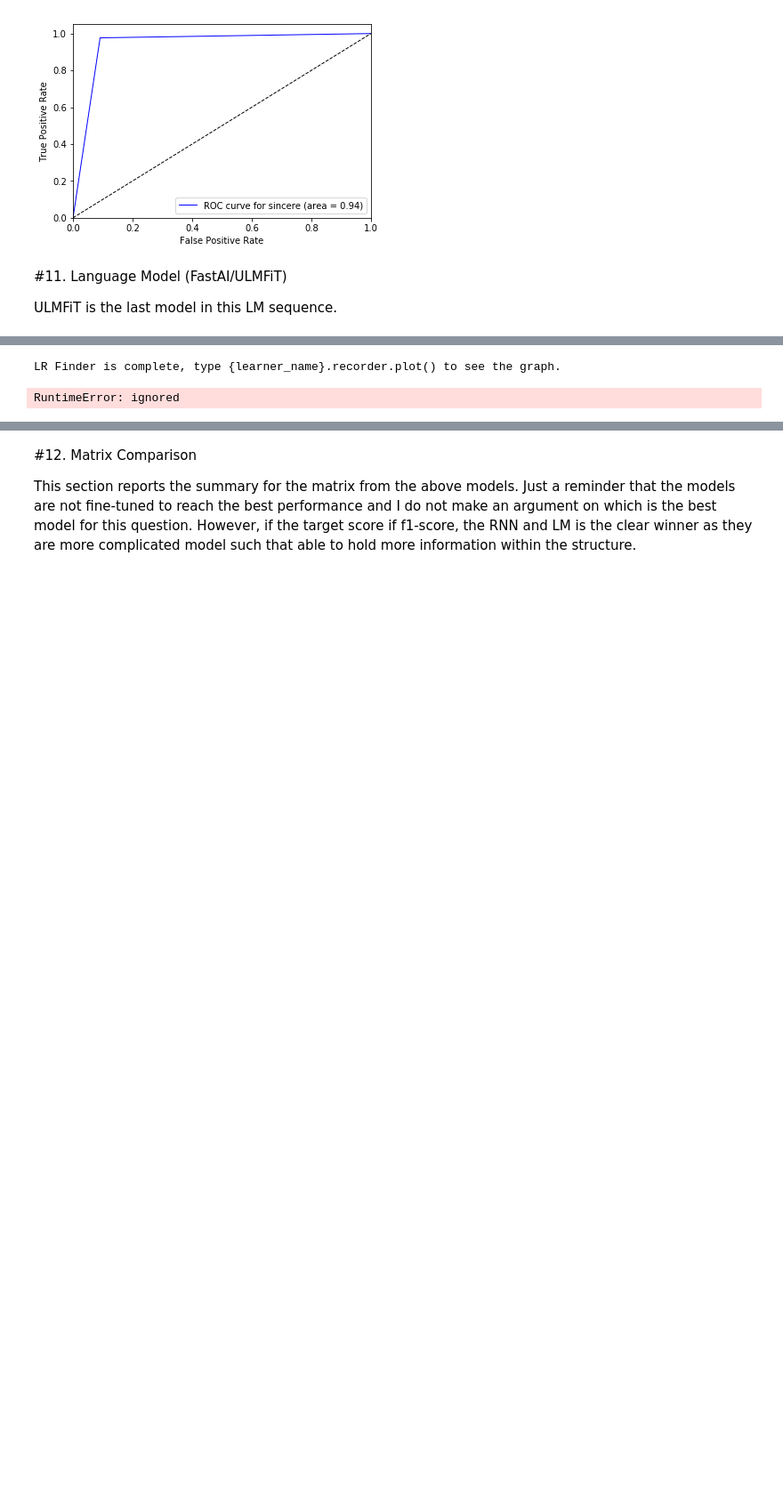
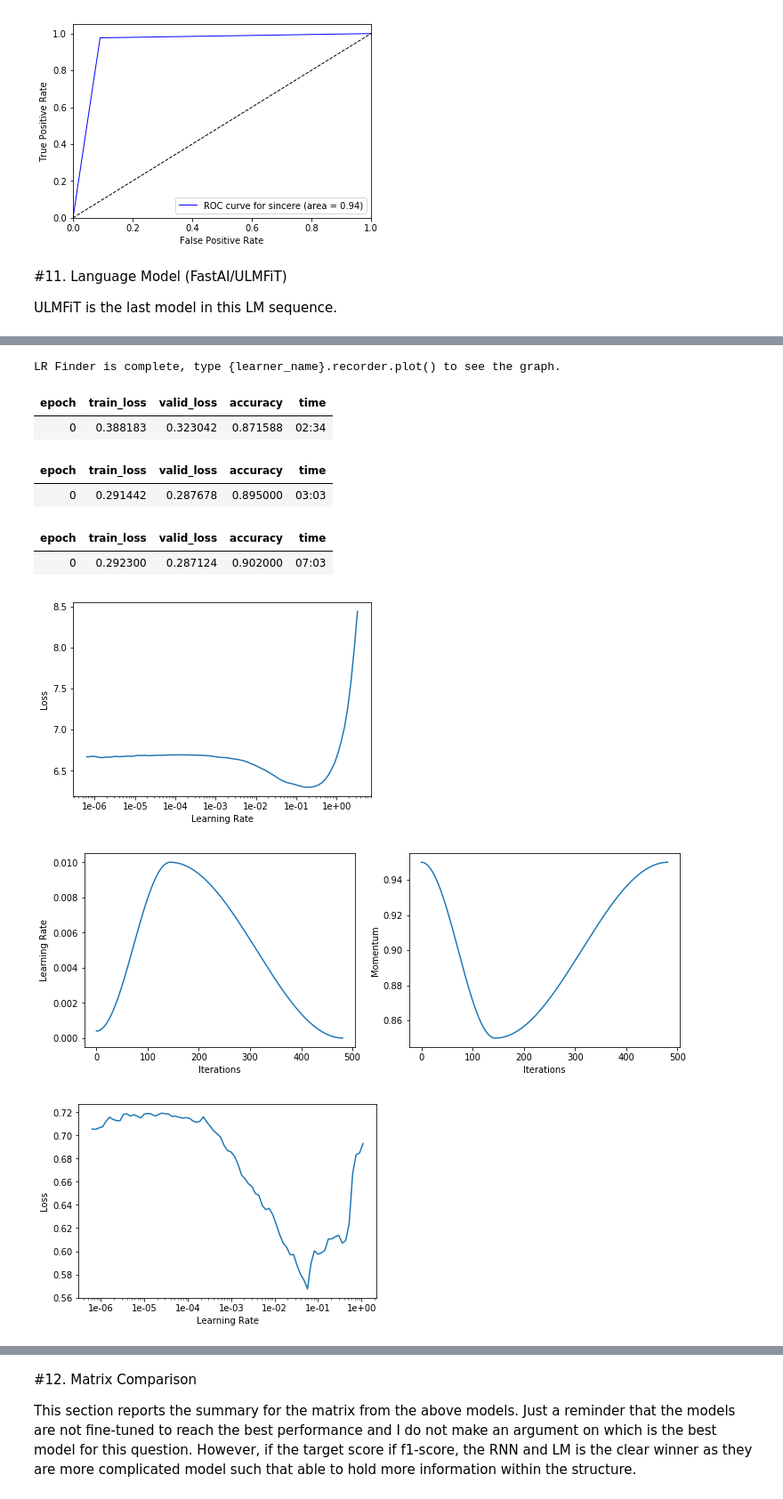
Before and after one commit to yungnien/Springboard, a Jupyter notebook: capstone/Capstone.ipynb, the cells around one changed output, grey strips where cells are left out. Shown at 89% size. Drawn from its saved outputs; the diff is of its cells as text; code cells hidden in the pictures; blank space fills up the shorter version.

```diff
--- a/capstone/Capstone.ipynb
+++ b/capstone/Capstone.ipynb
@@ -1491,32 +1489,39 @@ data_lm_f = load_data(path+'fastai', 'tmp_lm') #forward
 
 # Language model, train and save
 learner_f = language_model_learner(data_lm_f, AWD_LSTM, drop_mult=0.5)
 learner_f = learner_f.to_fp16(clip=0.1)
 learner_f.lr_find()
 learner_f.recorder.plot()
 
 learner_f.fit_one_cycle(1, 1e-2)
 learner_f.recorder.plot_lr(show_moms=True)
 learner_f.unfreeze()
 learner_f.fit_one_cycle(1, 1e-3)
 learner_f.save_encoder('f_enc')
 
 # Classifier model data
 data_clas_f = TextClasDataBunch.from_df(path+'fastai', train_df=df_trn, valid_df=df_val, vocab=data_lm.train_ds.vocab, bs=32)
 classifier_f = text_classifier_learner(data_clas_f, AWD_LSTM, drop_mult=0.5)
 classifier_f.load_encoder('f_enc')
 classifier_f.lr_find()
 classifier_f.recorder.plot()
 classifier_f.fit_one_cycle(1, 1e-2)
 classifier_f.recorder.plot_losses()
 classifier_f.freeze_to(-2)
 classifier_f.fit_one_cycle(1, slice(5e-3/2., 5e-3))
 classifier_f.recorder.plot_losses()
 classifier_f.unfreeze()
 classifier_f.fit_one_cycle(1, slice(2e-3/100, 2e-3))
 classifier_f.save('fwd_clas')
-dump(classifier_f, path+'classifier_f.sav')
 # %% [output]
 [interactive output not drawn]
 LR Finder is complete, type {learner_name}.recorder.plot() to see the graph.
-RuntimeError: ignored
+| epoch | train_loss | valid_loss | accuracy | time |
+| 0 | 0.388183 | 0.323042 | 0.871588 | 02:34 |
+| epoch | train_loss | valid_loss | accuracy | time |
+| 0 | 0.291442 | 0.287678 | 0.895000 | 03:03 |
+| epoch | train_loss | valid_loss | accuracy | time |
+| 0 | 0.292300 | 0.287124 | 0.902000 | 07:03 |
+[figure, added]
+[figure, added]
+[figure, added]
```
Also changed, not shown: parts of 20 cells of this notebook.
